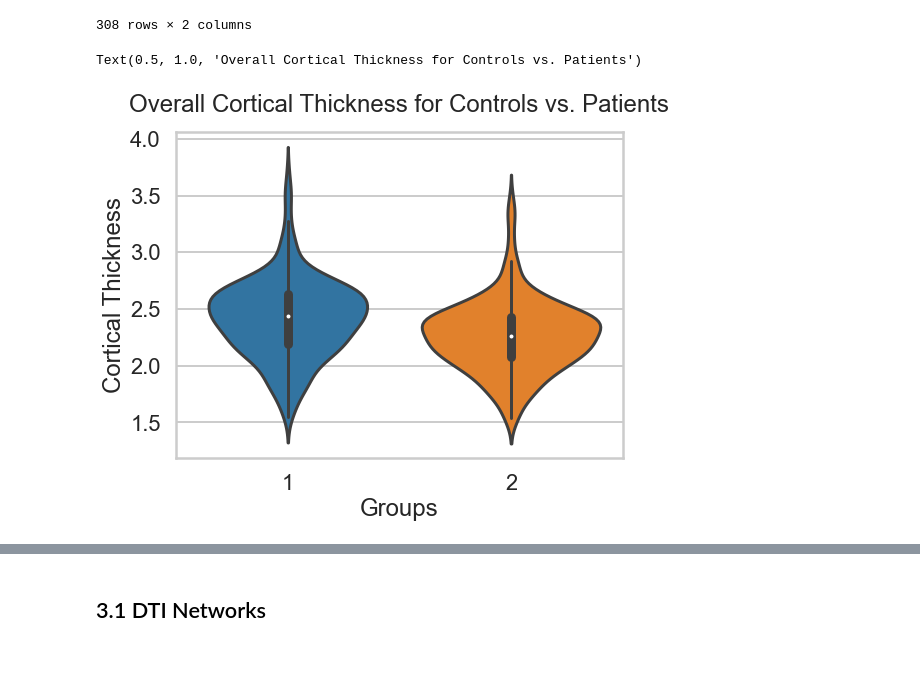
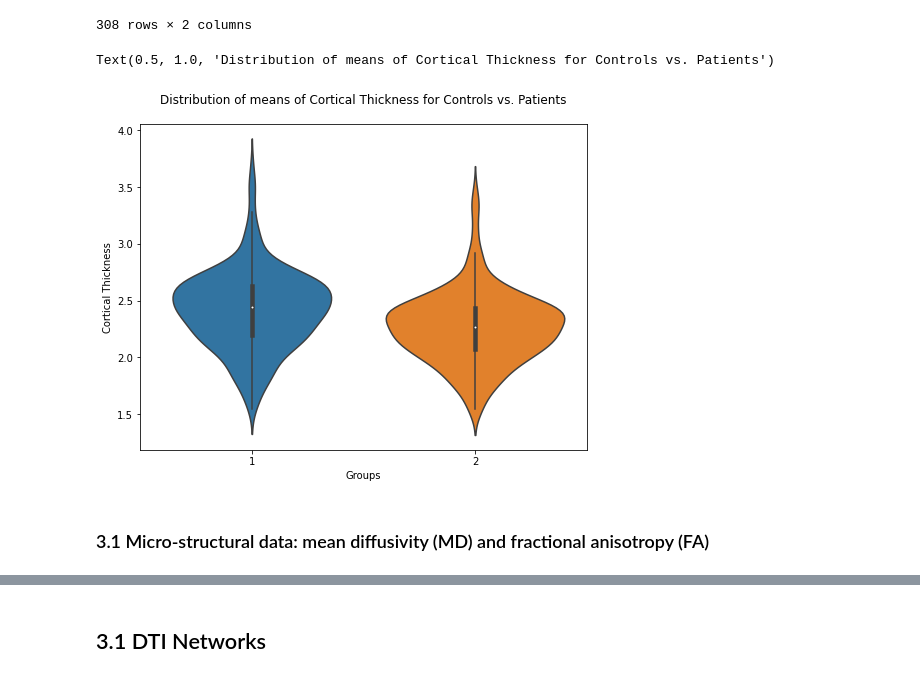
Before and after one commit to mello-y/MSc5_research_project, a Jupyter notebook: data/Data_exploration.ipynb, the cells around one changed output, grey strips where cells are left out. Drawn from its saved outputs; the diff is of its cells as text; code cells hidden in the pictures.

```diff
--- a/data/Data_exploration.ipynb
+++ b/data/Data_exploration.ipynb
@@ -321,10 +321,12 @@ import matplotlib.pyplot as plt
 # %%
 #plot the CT
 
 plt.figure(figsize=(8,6))
-ax = sns.violinplot(data=df_trans)
+ax = sb.violinplot(data=df_trans)
 ax.set(xlabel='Groups', ylabel='Cortical Thickness')
-plt.title("Overall Cortical Thickness for Controls vs. Patients", pad = '20')
+plt.title("Distribution of means of Cortical Thickness for Controls vs. Patients", pad = '20')
 # %% [output]
-Text(0.5, 1.0, 'Overall Cortical Thickness for Controls vs. Patients')
+Text(0.5, 1.0, 'Distribution of means of Cortical Thickness for Controls vs. Patients')
-[figure, old version]
+[figure, new version]
+# %% [markdown]
+### 3.1 Micro-structural data: mean diffusivity (MD) and fractional anisotropy (FA)
```
Also changed, not shown: parts of 16 cells of this notebook.
